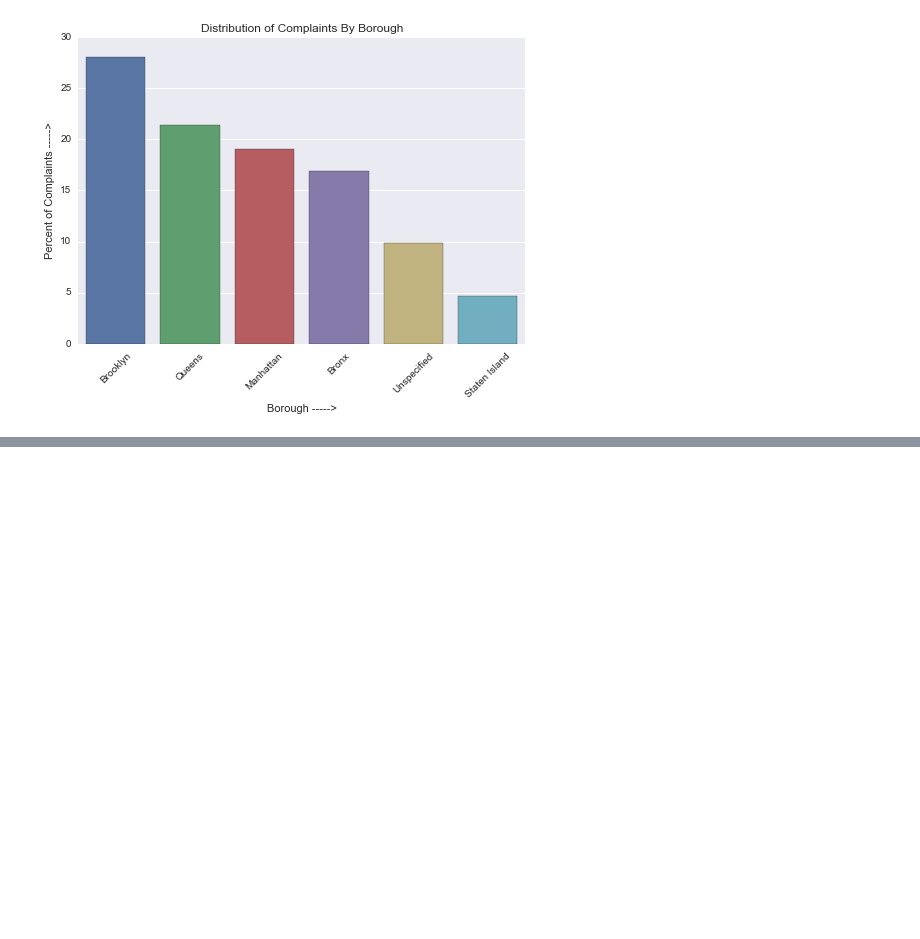
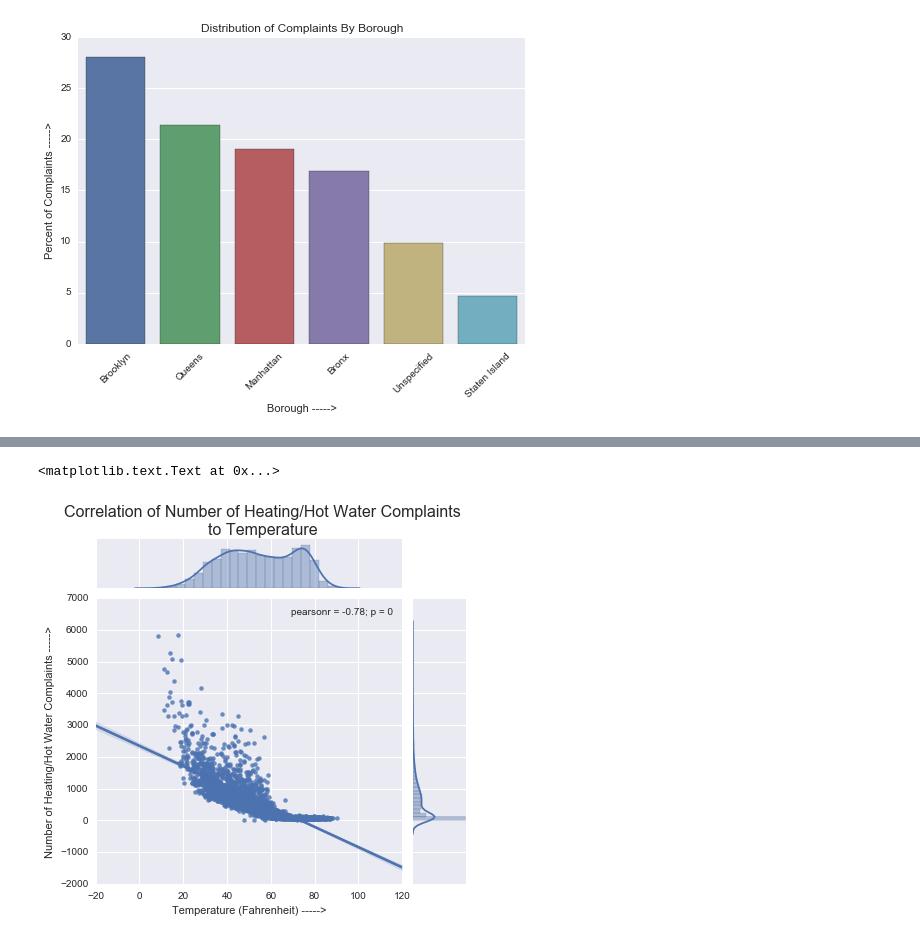
Before and after one commit to aparajita2930/NYC_Complaints_Analysis, a Jupyter notebook: results/plots/visualizations.ipynb, the cells around one changed output, grey strips where cells are left out. Saved outputs shown, nothing was run; the diff lists cells and outputs as text; code cells hidden in the pictures; blank space fills up the shorter version.

```diff
--- a/results/plots/visualizations.ipynb
+++ b/results/plots/visualizations.ipynb
@@ -193,0 +239,12 @@ g.set_ylabel("Percent of Complaints ----->")
+# %%
+#Correlation plot of Number of Heating/Hot Water Complaints to Temperature
+title = ('Correlation of Number of Heating/Hot Water Complaints'
+         '\nto Temperature')
+g = sns.jointplot(x="temp", y="num_complaints", data=heating_complaints_temp, kind='reg')
+g.fig.suptitle(title, fontsize=16)
+g.fig.subplots_adjust(top=0.9)
+g.ax_joint.set_xlabel("Temperature (Fahrenheit) ----->")
+g.ax_joint.set_ylabel("Number of Heating/Hot Water Complaints ----->")
+# %% [output]
+<matplotlib.text.Text at 0x...>
+[figure, added]
```
Also changed, not shown: parts of 5 cells of this notebook.
